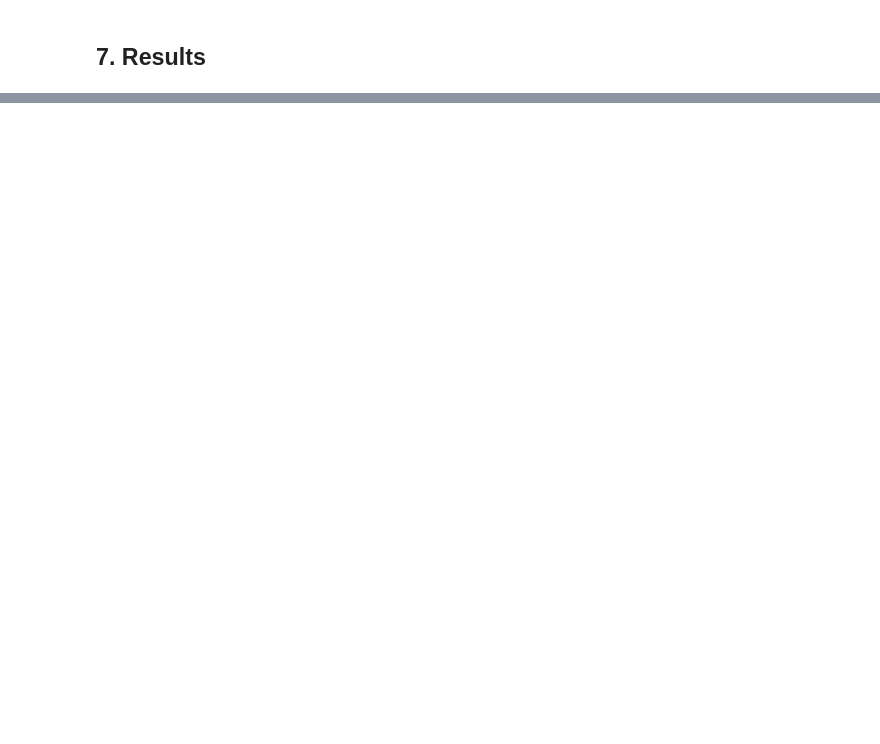
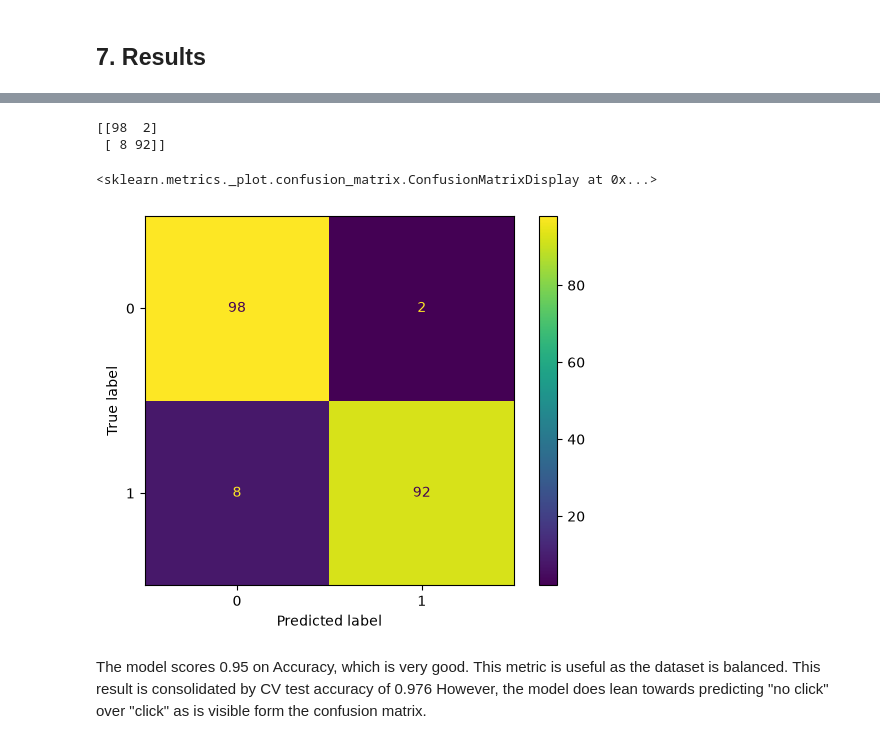
Before and after one commit to Ri-Dearg/aiml-labs, a Jupyter notebook: lab5.ipynb, the cells around one changed output, grey strips where cells are left out. Drawn from its saved outputs; the diff is of its cells as text; code cells hidden in the pictures; blank space fills up the shorter version.

Commit message:
feat: ✨ add results

```diff
--- a/lab5.ipynb
+++ b/lab5.ipynb
@@ -224,0 +232,13 @@ predictions = model.predict(X_test_scaled)
+# %%
+print(confusion_matrix(y_test, predictions))
+# %% [output]
+[[98  2]
+ [ 8 92]]
+# %%
+# Visualise scoring.
+ConfusionMatrixDisplay.from_predictions(y_test, predictions)
+# %% [output]
+<sklearn.metrics._plot.confusion_matrix.ConfusionMatrixDisplay at 0x...>
+[figure, added]
+# %% [markdown]
+The model scores 0.95 on Accuracy, which is very good. This metric is useful as the dataset is balanced. This result is consolidated by CV test accuracy of 0.976 However, the model does lean towards predicting "no click" over "click" as is visible form the confusion matrix.
```
Also changed, not shown: parts of 5 cells of this notebook.
